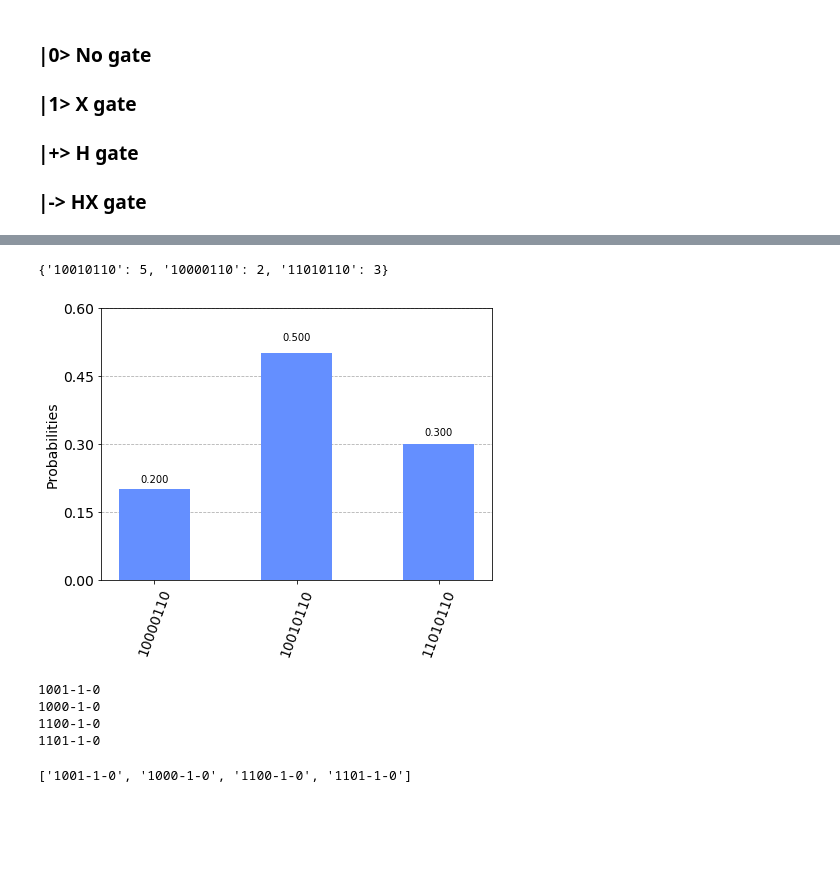
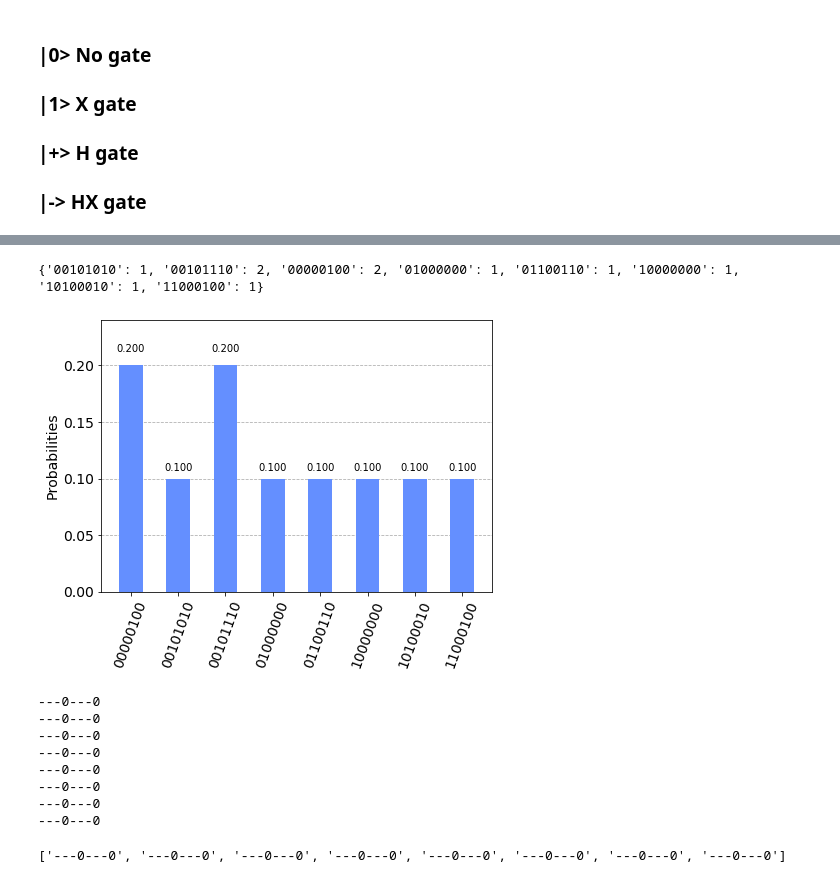
Before and after one commit to SaashaJoshi/quantum-computing, a Jupyter notebook: qiskit-ibm/quantum-key-distribution/BB84_Protocol.ipynb, the cells around one changed output, grey strips where cells are left out. Cells and saved outputs as stored; diff of their text form; code cells hidden in the pictures; blank space fills up the shorter version.

Commit message:
qiskit version update and use reverse_bits in qkd bb84

```diff
--- a/qiskit-ibm/quantum-key-distribution/BB84_Protocol.ipynb
+++ b/qiskit-ibm/quantum-key-distribution/BB84_Protocol.ipynb
@@ -51,24 +51,24 @@ bb84_circuit.draw('mpl')
 # %%
 backend = Aer.get_backend('qasm_simulator')
-execution = execute(experiments = bb84_circuit, backend = backend, shots = 10)    # Shots = 1
+execution = execute(experiments = bb84_circuit.reverse_bits(), backend = backend, shots = 10)    # Shots = 1
 results = execution.result()
 counts = results.get_counts()
 
 # The counts here are the final qubit values that Bob gets after polarizing the photons through his choice of random basis!
 print(counts)
 plot_histogram(counts)
 
 
 # Quantum Communication through quantum channel ends here!
 # %% [output]
-{'10010110': 5, '10000110': 2, '11010110': 3}
+{'00101010': 1, '00101110': 2, '00000100': 2, '01000000': 1, '01100110': 1, '10000000': 1, '10100010': 1, '11000100': 1}
-[figure, old version]
+[figure, new version]
 # %%
 # Classical communication begins here!
 # Creating the KEY!!!
 
 # We need to compare the basis of Alice and Bob (alice_basis and bob_basis)
-for count in count
+
 keys = []
 for bob_key in counts:
     possible_key = ''
@@ -81,14 +81,18 @@ for bob_key in counts:
 
     keys.append(possible_key)
 
-#  CHECK!!!!! Error!
+#  CHECK!!!!! Error! ----->> Reverse order of qubits!!! Use reverse_bits() from qiskit version 0.20
 # %% [output]
-1001-1-0
-1000-1-0
-1100-1-0
-1101-1-0
+---0---0
+---0---0
+---0---0
+---0---0
+---0---0
+---0---0
+---0---0
+---0---0
 # %%
 # Keys for every iteration the key remains the same as we do not change the basis! All 10 keys will be the same!
 print(keys)
 # %% [output]
-['1001-1-0', '1000-1-0', '1100-1-0', '1101-1-0']
+['---0---0', '---0---0', '---0---0', '---0---0', '---0---0', '---0---0', '---0---0', '---0---0']
```
Also changed, not shown: parts of 2 cells of this notebook, 1 other file.
